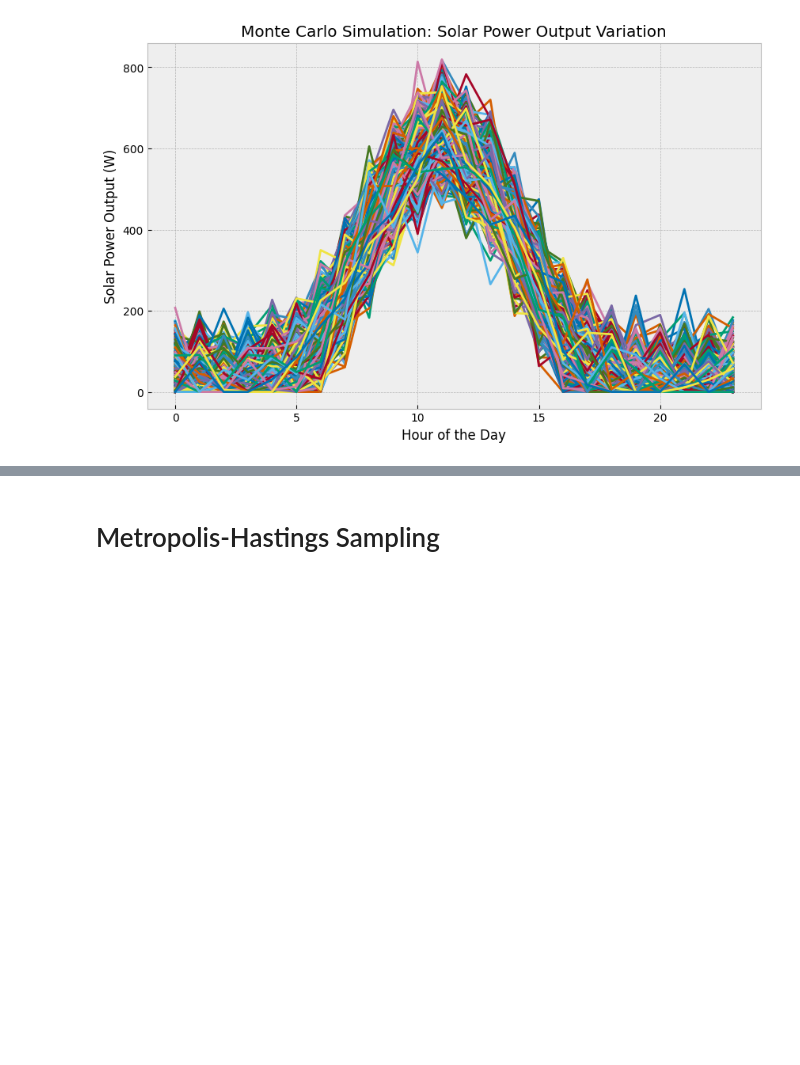
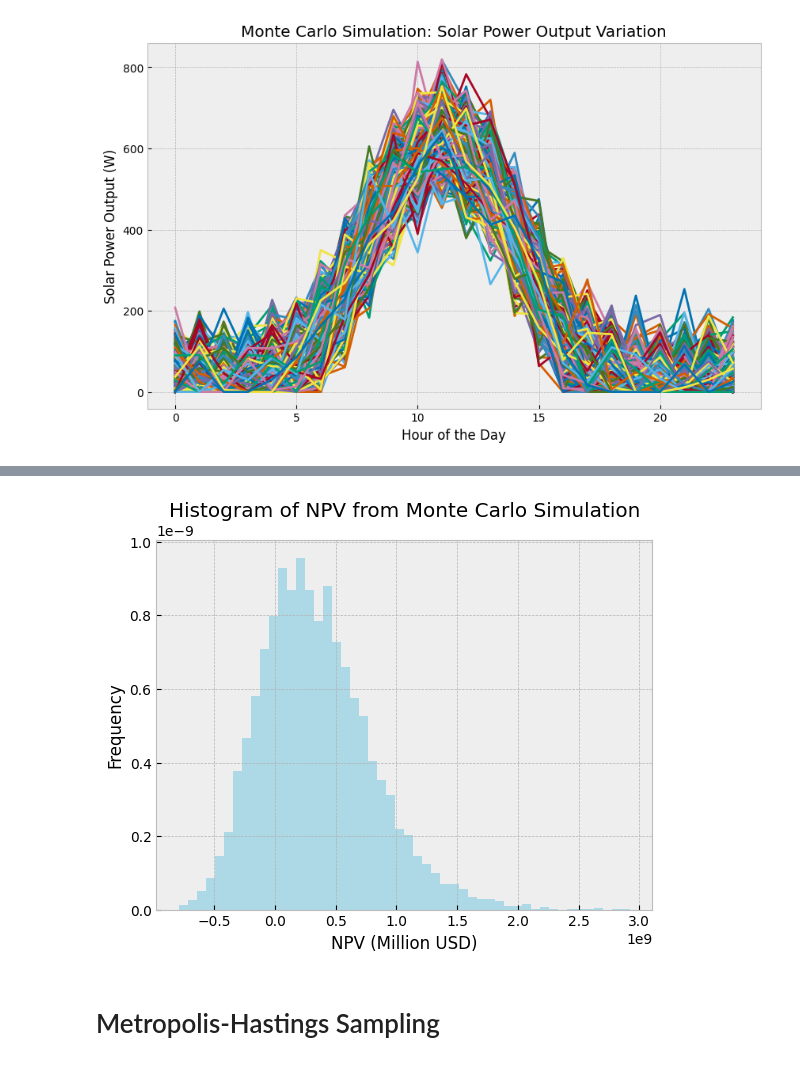
Before and after one commit to d-vf/notebooks, a Jupyter notebook: Part_B.ipynb, the cells around one changed output, grey strips where cells are left out. Saved outputs shown, nothing was run; the diff lists cells and outputs as text; code cells hidden in the pictures; blank space fills up the shorter version.

```diff
--- a/Part_B.ipynb
+++ b/Part_B.ipynb
@@ -1549,0 +1800,93 @@ plt.show()
+# %%
+import numpy as np
+import scipy.stats as stats
+import matplotlib.pyplot as plt
+
+# Function to calculate Net Present Value (NPV)
+def npv(discount_rate, development_cost, initial_market_size, market_growth, market_share, sale_price, manufacturing_cost, horizon, time_to_market, debug):
+    """
+    Calculates the NPV for a given set of parameters over a specified horizon.
+    Accounts for development costs, sales, manufacturing costs, and discounts future cash flows.
+    """
+    # Development costs calculation: spread over 'time_to_market' years
+    development_costs = np.full(horizon, 0)
+    development_costs[:int(time_to_market)] = development_cost / time_to_market
+
+    # Sales calculation: based on market size, growth, and share, starting after time_to_market
+    sales = np.zeros(horizon)
+    sales[int(time_to_market):] = market_share * initial_market_size * (1 + market_growth)**np.arange(horizon - int(time_to_market))
+
+    # Revenue and manufacturing costs
+    revenue = np.zeros(horizon)
+    revenue[int(time_to_market):] = sales[int(time_to_market):] * sale_price
+    manufacturing_costs = sales * manufacturing_cost
+
+    # Net benefit calculation
+    net_benefit = revenue - (development_costs + manufacturing_costs)
+
+    # Discounting future cash flows
+    npv_vector = net_benefit / ((1 + discount_rate)**np.arange(horizon))
+
+    # Debugging output
+    if debug:
+        print("Sales: ", sales)
+        print("Revenue: ", revenue)
+        print("Development costs: ", development_costs)
+        print("Manufacturing costs: ", manufacturing_costs)
+        print("Net benefit: ", net_benefit)
+        print("Discounted Net Benefits: ", npv_vector)
+
+    return np.sum(npv_vector)
+
+
+def monte_carlo_simulation(npv_function, fixed_params, distributions, nr_runs):
+    """
+    Conducts a Monte Carlo simulation for the NPV calculation.
+    Combines fixed parameters with variable parameters drawn from specified probability distributions.
+    """
+    results = []
+    wins = 0
+    for _ in range(nr_runs):
+        variable_params = {param: dist.rvs() for param, dist in distributions.items()}
+        scenario = {**fixed_params, **variable_params}
+        result = npv_function(**scenario)
+        results.append(result)
+        if result > 0:
+            wins += 1
+    return np.mean(results), np.std(results), wins / nr_runs, results
+
+# Define fixed parameters and distributions for the Monte Carlo simulation
+
+fixed_params = {
+    'discount_rate': 0.15,
+    'horizon': 10,
+    'time_to_market': 3.0,
+    'debug': 0
+}
+
+
+distributions = {
+    'development_cost': stats.norm(loc=800000000, scale=100000000),
+    'initial_market_size': stats.norm(loc=145000, scale=25000),
+    'market_growth': stats.norm(loc=0.05, scale=0.01),
+    'market_share': stats.norm(loc=0.45, scale=0.1),
+    'sale_price': stats.norm(loc=17500, scale=1000),
+    'manufacturing_cost': stats.norm(loc=13000, scale=1000)
+}
+
+
+
+mean_npv, std_npv, proba_win, mc_results = monte_carlo_simulation(npv, fixed_params, distributions, 10000)
+
+
+print("Mean NPV: ", mean_npv)
+print("Standard Deviation of NPV: ", std_npv)
+print("Probability of Positive NPV: ", proba_win)
+
+
+plt.hist(mc_results, bins=50, color='lightblue', density=True)
+plt.title("Histogram of NPV from Monte Carlo Simulation")
+plt.xlabel("NPV (Million USD)")
+plt.ylabel("Frequency")
+plt.show()
+# %% [output]
@@ -1550,3 +1896,4 @@ plt.show()
+[figure, added]
 # %% [markdown]
 # Metropolis-Hastings Sampling
 # %%
```
Also changed, not shown: parts of 28 cells of this notebook.
